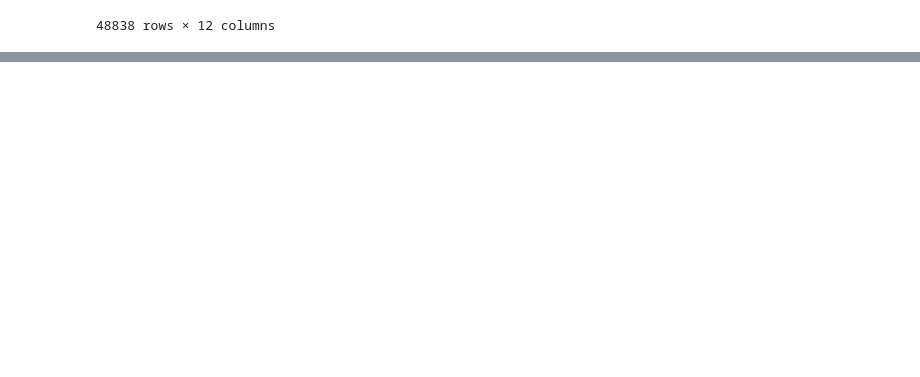
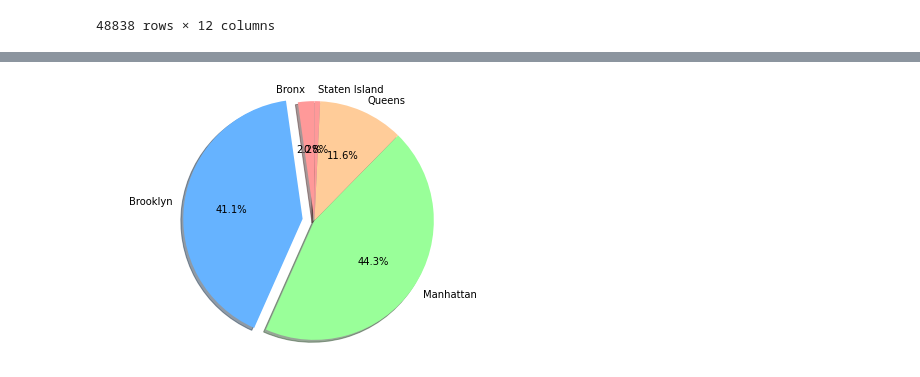
Before and after one commit to jobless09/airbnb_EDA_Project, a Jupyter notebook: Airbnb_Bookings_Analysis_Capstone_Project.ipynb, the cells around one changed output, grey strips where cells are left out. Cells and saved outputs as stored; diff of their text form; code cells hidden in the pictures; blank space fills up the shorter version.

```diff
--- a/Airbnb_Bookings_Analysis_Capstone_Project.ipynb
+++ b/Airbnb_Bookings_Analysis_Capstone_Project.ipynb
@@ -299,0 +347,4 @@ df.drop_duplicates()
+# %%
+max_neighbourhood= df.groupby('neighbourhood_group')['neighbourhood'].count().reset_index()
+max_neighbourhood.rename(columns={'neighbourhood': 'max_neighbourhoods'}, inplace=True)
+max_neighbourhood
@@ -299,0 +360,14 @@ df.drop_duplicates()
+# %%
+# only "explode" the 2nd slice
+explode = (0, 0.1, 0, 0,0)
+#add colors
+colors = ['#ff9999','#66b3ff','#99ff99','#ffcc99']
+fig1, ax1 = plt.subplots()
+ax1.pie(max_neighbourhood['max_neighbourhoods'], explode=explode, labels=max_neighbourhood['neighbourhood_group'],  colors=colors, autopct='%1.1f%%',
+        shadow=True, startangle=90)
+# Equal aspect ratio ensures that pie is drawn as a circle
+ax1.axis('equal')
+plt.tight_layout()
+plt.show()
+# %% [output]
+[figure, added]
```
Also changed, not shown: parts of 17 cells of this notebook.
